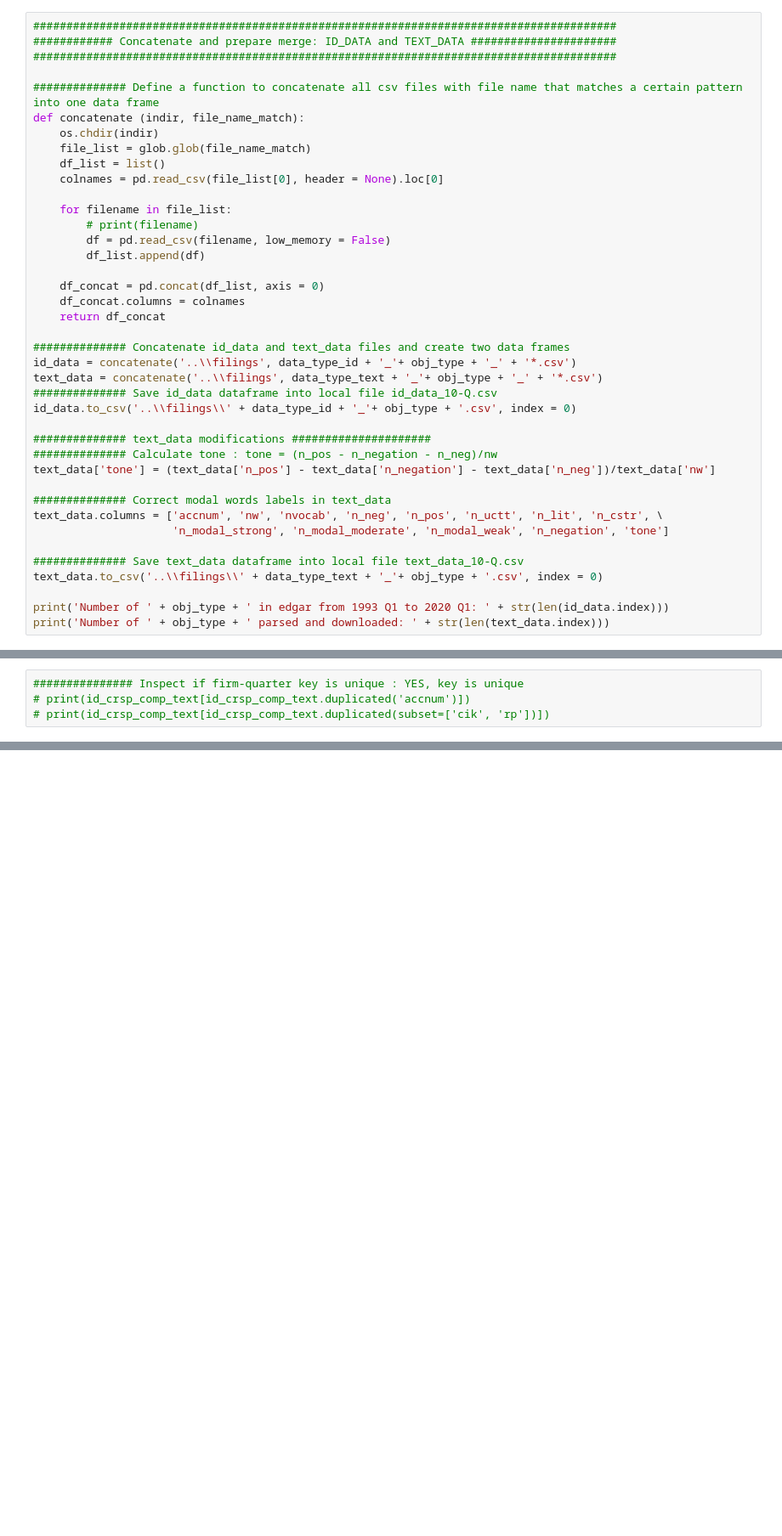
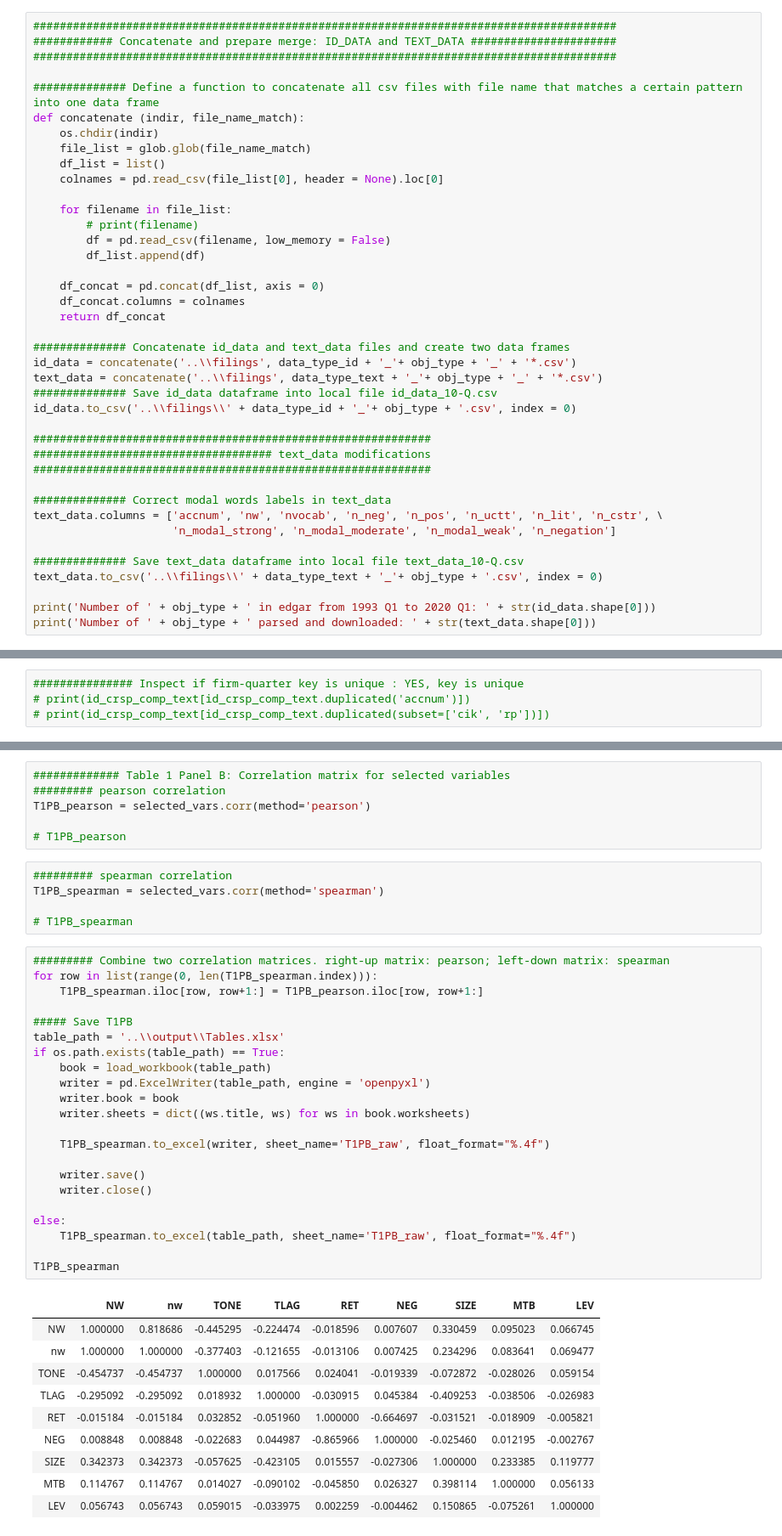
Before and after one commit to fengzhi22/narrative_conservatism, a Jupyter notebook: code/4_statistics_8-K.ipynb, the cells around one changed output, grey strips where cells are left out. Shown at 85% size. Cells and saved outputs as stored; diff of their text form; blank space fills up the shorter version.

```diff
--- a/code/4_statistics_8-K.ipynb
+++ b/code/4_statistics_8-K.ipynb
@@ -47,19 +310,19 @@ text_data = concatenate('..\\filings', data_type_text + '_'+ obj_type + '_' + '*
 ############## Save id_data dataframe into local file id_data_10-Q.csv
 id_data.to_csv('..\\filings\\' + data_type_id + '_'+ obj_type + '.csv', index = 0)
 
-############## text_data modifications #####################
-############## Calculate tone : tone = (n_pos - n_negation - n_neg)/nw
-text_data['tone'] = (text_data['n_pos'] - text_data['n_negation'] - text_data['n_neg'])/text_data['nw']
+############################################################
+#################################### text_data modifications
+############################################################
 
 ############## Correct modal words labels in text_data
 text_data.columns = ['accnum', 'nw', 'nvocab', 'n_neg', 'n_pos', 'n_uctt', 'n_lit', 'n_cstr', \
-                     'n_modal_strong', 'n_modal_moderate', 'n_modal_weak', 'n_negation', 'tone']
+                     'n_modal_strong', 'n_modal_moderate', 'n_modal_weak', 'n_negation']
 
 ############## Save text_data dataframe into local file text_data_10-Q.csv
 text_data.to_csv('..\\filings\\' + data_type_text + '_'+ obj_type + '.csv', index = 0)
 
-print('Number of ' + obj_type + ' in edgar from 1993 Q1 to 2020 Q1: ' + str(len(id_data.index)))
-print('Number of ' + obj_type + ' parsed and downloaded: ' + str(len(text_data.index)))
+print('Number of ' + obj_type + ' in edgar from 1993 Q1 to 2020 Q1: ' + str(id_data.shape[0]))
+print('Number of ' + obj_type + ' parsed and downloaded: ' + str(text_data.shape[0]))
 # %% [output]
 Number of 8-K in edgar from 1993 Q1 to 2020 Q1: 1628467
 Number of 8-K parsed and downloaded: 1578861
@@ -433,0 +696,44 @@ Number of firm-quarters after data screening: 190926
+# %%
+############# Table 1 Panel B: Correlation matrix for selected variables
+######### pearson correlation
+T1PB_pearson = selected_vars.corr(method='pearson')
+
+# T1PB_pearson
+# %%
+######### spearman correlation
+T1PB_spearman = selected_vars.corr(method='spearman')
+
+# T1PB_spearman
+# %%
+######### Combine two correlation matrices. right-up matrix: pearson; left-down matrix: spearman
+for row in list(range(0, len(T1PB_spearman.index))):
+    T1PB_spearman.iloc[row, row+1:] = T1PB_pearson.iloc[row, row+1:]
+
+##### Save T1PB
+table_path = '..\\output\\Tables.xlsx'
+if os.path.exists(table_path) == True:
+    book = load_workbook(table_path)
+    writer = pd.ExcelWriter(table_path, engine = 'openpyxl')
+    writer.book = book
+    writer.sheets = dict((ws.title, ws) for ws in book.worksheets)
+
+    T1PB_spearman.to_excel(writer, sheet_name='T1PB_raw', float_format="%.4f")
+
+    writer.save()
+    writer.close()
+
+else:
+    T1PB_spearman.to_excel(table_path, sheet_name='T1PB_raw', float_format="%.4f")
+
+T1PB_spearman
+# %% [output]
+|  | NW | nw | TONE | TLAG | RET | NEG | SIZE | MTB | LEV |
+| NW | 1.000000 | 0.818686 | -0.445295 | -0.224474 | -0.018596 | 0.007607 | 0.330459 | 0.095023 | 0.066745 |
+| nw | 1.000000 | 1.000000 | -0.377403 | -0.121655 | -0.013106 | 0.007425 | 0.234296 | 0.083641 | 0.069477 |
+| TONE | -0.454737 | -0.454737 | 1.000000 | 0.017566 | 0.024041 | -0.019339 | -0.072872 | -0.028026 | 0.059154 |
+| TLAG | -0.295092 | -0.295092 | 0.018932 | 1.000000 | -0.030915 | 0.045384 | -0.409253 | -0.038506 | -0.026983 |
+| RET | -0.015184 | -0.015184 | 0.032852 | -0.051960 | 1.000000 | -0.664697 | -0.031521 | -0.018909 | -0.005821 |
+| NEG | 0.008848 | 0.008848 | -0.022683 | 0.044987 | -0.865966 | 1.000000 | -0.025460 | 0.012195 | -0.002767 |
+| SIZE | 0.342373 | 0.342373 | -0.057625 | -0.423105 | 0.015557 | -0.027306 | 1.000000 | 0.233385 | 0.119777 |
+| MTB | 0.114767 | 0.114767 | 0.014027 | -0.090102 | -0.045850 | 0.026327 | 0.398114 | 1.000000 | 0.056133 |
+| LEV | 0.056743 | 0.056743 | 0.059015 | -0.033975 | 0.002259 | -0.004462 | 0.150865 | -0.075261 | 1.000000 |
```
Also changed, not shown: parts of 24 cells of this notebook, 16 other files.
